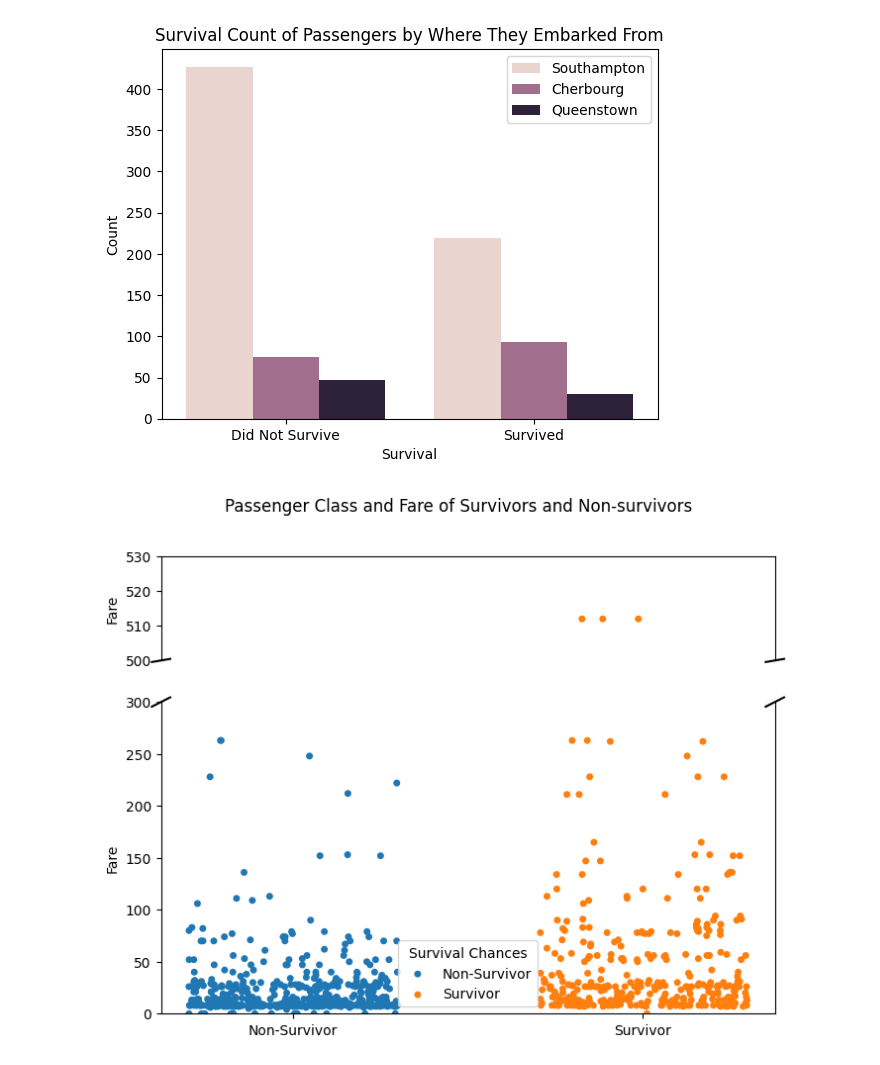
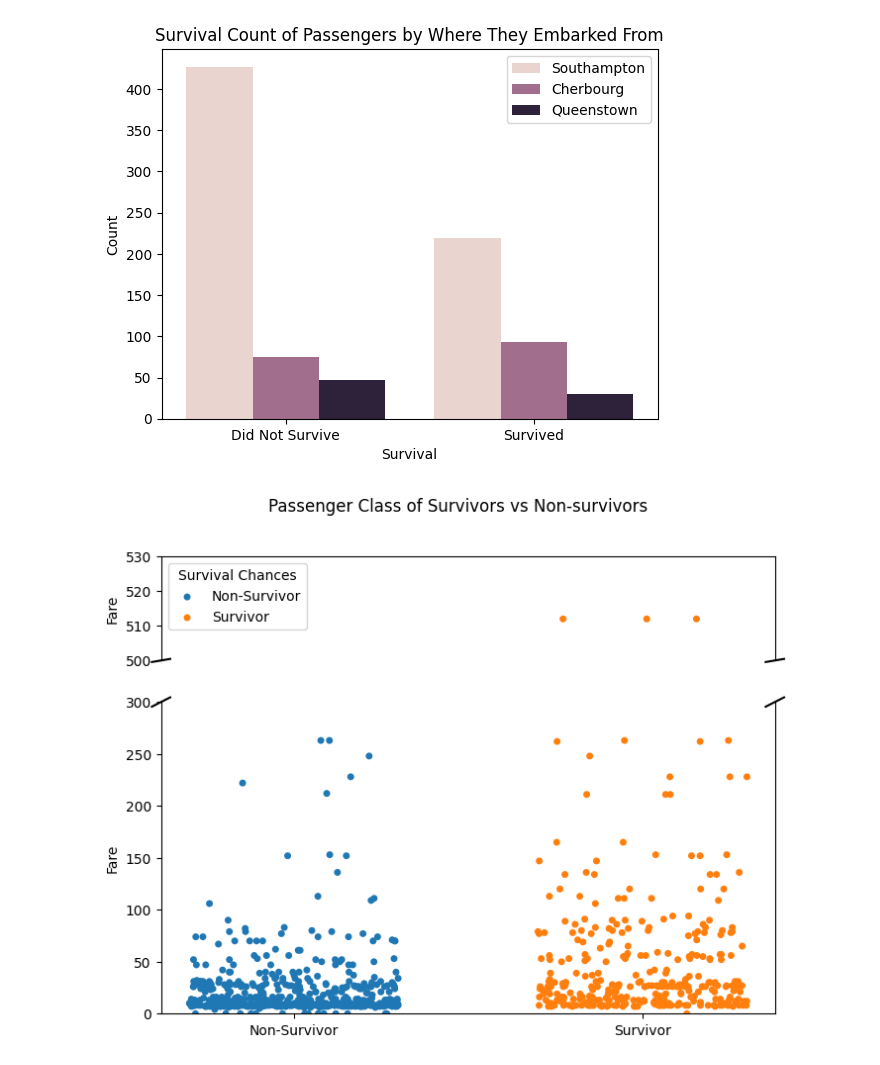
Before and after one commit to MaharLeika18/Data-Mining---Python, a Jupyter notebook: titanic.ipynb, the cells around one changed output. Drawn from its saved outputs; the diff is of its cells as text; code cells hidden in the pictures.

```diff
--- a/titanic.ipynb
+++ b/titanic.ipynb
@@ -116,36 +116,36 @@ fig, (ax1, ax2) = plt.subplots(
 
 sns.stripplot(x="Survived", y="Fare", hue="Survived", data=data, ax=ax1, jitter=0.3, dodge=False, legend=False)
 sns.stripplot(x="Survived", y="Fare", hue="Survived", data=data, ax=ax2, legend=False, jitter=0.3, dodge=False)
 
 ax1.set_ylim(upperHalf)
 ax2.set_ylim(lowerHalf)
 
 ax1.spines['bottom'].set_visible(False)
 ax2.spines['top'].set_visible(False)
 
 ax1.tick_params(axis='x', which='both', bottom=False, top=False, labelbottom=False)
 ax1.tick_params(axis='y', which='both', labelbottom=False)
 
 d = .015
 kwargs = dict(transform=ax1.transAxes, color='k', clip_on=False)
 ax1.plot((-d,+d), (-d,+d), **kwargs)
 ax1.plot((1-d,1+d), (-d,+d), **kwargs)
 
 kwargs.update(transform=ax2.transAxes)
 ax2.plot((-d,+d), (1-d,1+d), **kwargs)
 ax2.plot((1-d,1+d), (1-d,1+d), **kwargs)
 
 ax1.set_ylabel("Fare")
 ax2.set_ylabel("Fare")
 plt.xticks([0, 1], ["Non-Survivor", "Survivor"])
-plt.legend(title="Survival Chances", labels=["Non-Survivor", "Survivor"])
-plt.suptitle("Passenger Class and Fare of Survivors and Non-survivors")
+ax1.legend(title="Survival Chances", labels=["Non-Survivor", "Survivor"])
+plt.suptitle("Passenger Class of Survivors vs Non-survivors")
 
 ax2.set_xlabel("")
 
 plt.show()
 # %% [output]
-[figure, old version]
+[figure, new version]
 # %%
 # Display the survival rate of passengers based on their age and gender - Scatter
 
```
Also changed, not shown: parts of 6 cells of this notebook.
